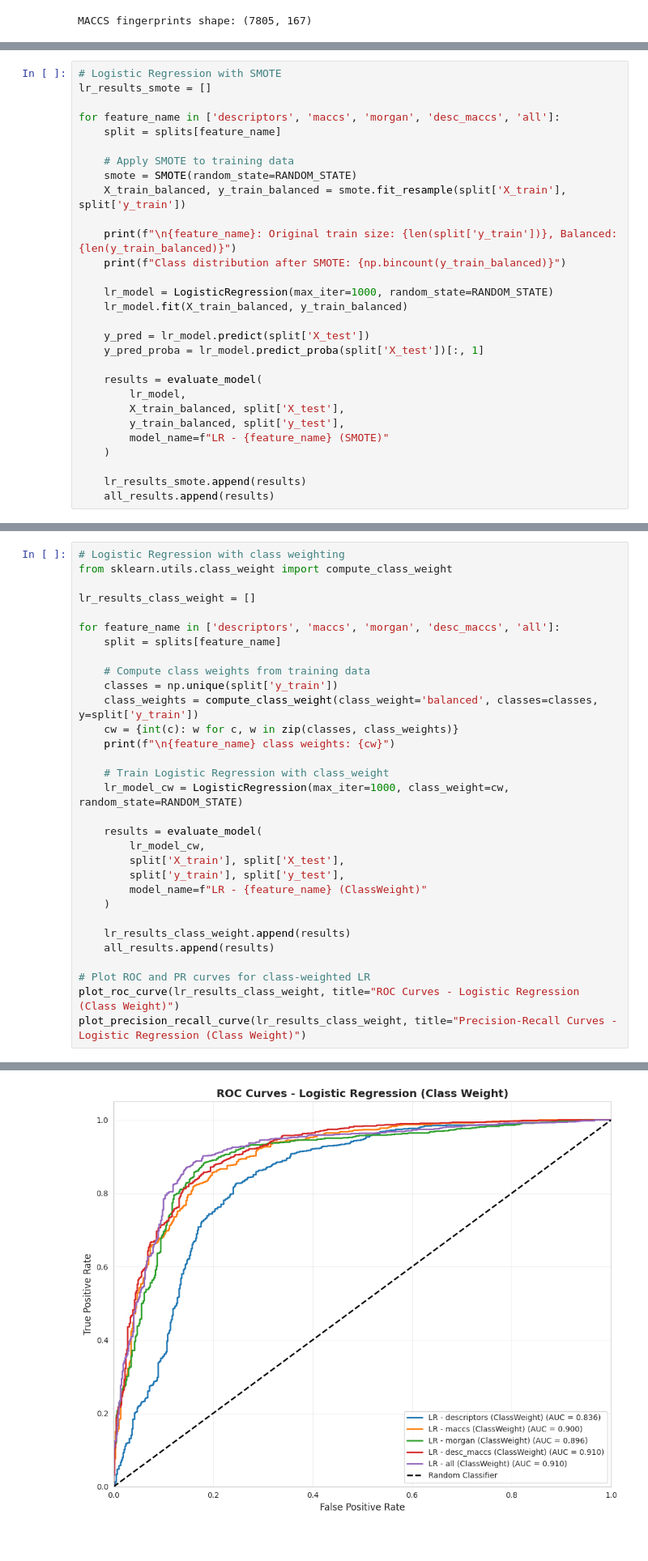
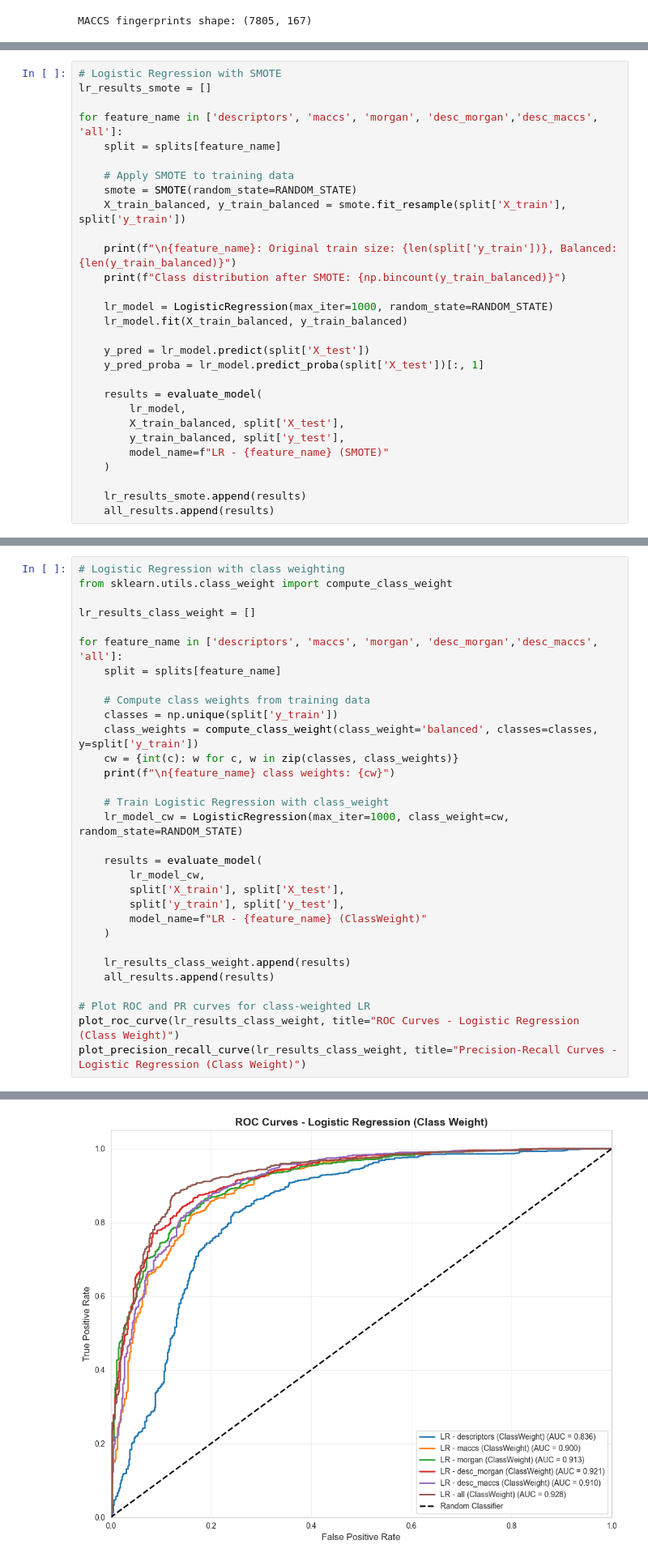
Before and after one commit to not-a-slacker/blood-brain-barrier-permeability-prediction, a Jupyter notebook: models/traditional_ml_methods.ipynb, the cells around one changed output, grey strips where cells are left out. Shown at 81% size. Drawn from its saved outputs; the diff is of its cells as text.

```diff
--- a/models/traditional_ml_methods.ipynb
+++ b/models/traditional_ml_methods.ipynb
@@ -502,7 +570,7 @@ Using SMOTE to balance the training data
 # Logistic Regression with SMOTE
 lr_results_smote = []
 
-for feature_name in ['descriptors', 'maccs', 'morgan', 'desc_maccs', 'all']:
+for feature_name in ['descriptors', 'maccs', 'morgan', 'desc_morgan','desc_maccs', 'all']:
     split = splits[feature_name]
 
     # Apply SMOTE to training data
@@ -562,7 +635,7 @@ from sklearn.utils.class_weight import compute_class_weight
 
 lr_results_class_weight = []
 
-for feature_name in ['descriptors', 'maccs', 'morgan', 'desc_maccs', 'all']:
+for feature_name in ['descriptors', 'maccs', 'morgan', 'desc_morgan','desc_maccs', 'all']:
     split = splits[feature_name]
 
     # Compute class weights from training data
@@ -608 +681 @@ weighted avg       0.87      0.87      0.87      1561
-[figure, old version]
+[figure, new version]
```
Also changed, not shown: parts of 50 cells of this notebook.
